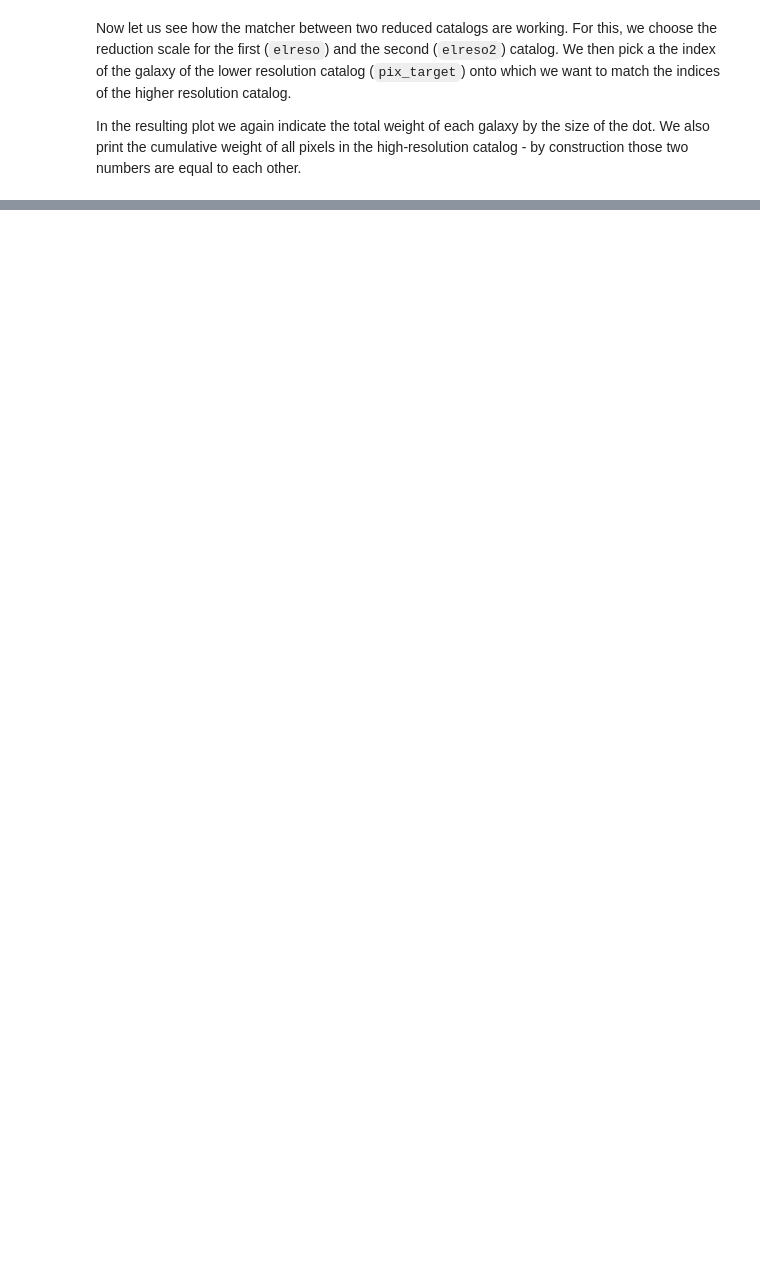
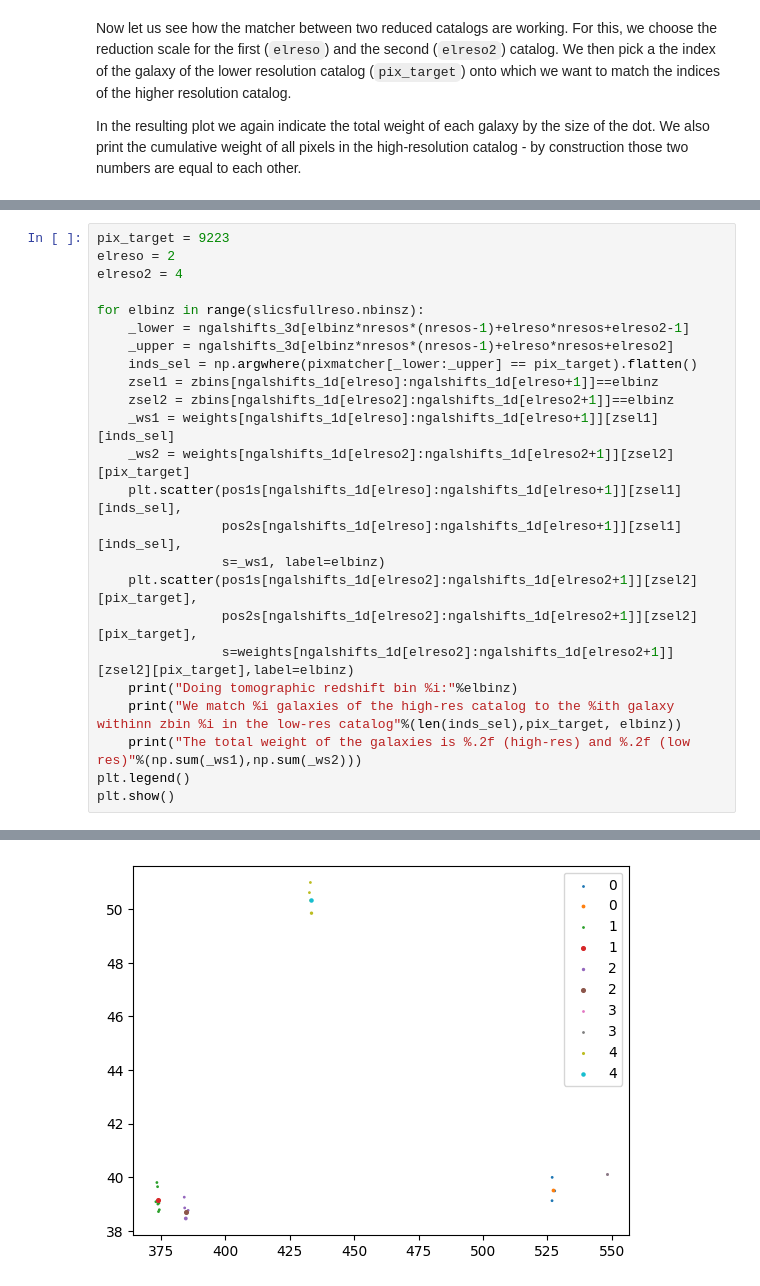
Before and after one commit to lporth93/orpheus, a Jupyter notebook: Tutorials_private/Tutorial_genmatched_multiresocats.ipynb, the cells around one changed output, grey strips where cells are left out. Drawn from its saved outputs; the diff is of its cells as text; blank space fills up the shorter version.

```diff
--- a/Tutorials_private/Tutorial_genmatched_multiresocats.ipynb
+++ b/Tutorials_private/Tutorial_genmatched_multiresocats.ipynb
@@ -115,0 +196,25 @@ This is basically the same function as before, but we plot a list of pixels, whe
+# %%
+pix_target = 9223
+elreso = 2
+elreso2 = 4
+
+for elbinz in range(slicsfullreso.nbinsz):
+    _lower = ngalshifts_3d[elbinz*nresos*(nresos-1)+elreso*nresos+elreso2-1]
+    _upper = ngalshifts_3d[elbinz*nresos*(nresos-1)+elreso*nresos+elreso2]
+    inds_sel = np.argwhere(pixmatcher[_lower:_upper] == pix_target).flatten()
+    zsel1 = zbins[ngalshifts_1d[elreso]:ngalshifts_1d[elreso+1]]==elbinz
+    zsel2 = zbins[ngalshifts_1d[elreso2]:ngalshifts_1d[elreso2+1]]==elbinz
+    _ws1 = weights[ngalshifts_1d[elreso]:ngalshifts_1d[elreso+1]][zsel1][inds_sel]
+    _ws2 = weights[ngalshifts_1d[elreso2]:ngalshifts_1d[elreso2+1]][zsel2][pix_target]
+    plt.scatter(pos1s[ngalshifts_1d[elreso]:ngalshifts_1d[elreso+1]][zsel1][inds_sel],
+                pos2s[ngalshifts_1d[elreso]:ngalshifts_1d[elreso+1]][zsel1][inds_sel],
+                s=_ws1, label=elbinz)
+    plt.scatter(pos1s[ngalshifts_1d[elreso2]:ngalshifts_1d[elreso2+1]][zsel2][pix_target],
+                pos2s[ngalshifts_1d[elreso2]:ngalshifts_1d[elreso2+1]][zsel2][pix_target],
+                s=weights[ngalshifts_1d[elreso2]:ngalshifts_1d[elreso2+1]][zsel2][pix_target],label=elbinz)
+    print("Doing tomographic redshift bin %i:"%elbinz)
+    print("We match %i galaxies of the high-res catalog to the %ith galaxy withinn zbin %i in the low-res catalog"%(len(inds_sel),pix_target, elbinz))
+    print("The total weight of the galaxies is %.2f (high-res) and %.2f (low res)"%(np.sum(_ws1),np.sum(_ws2)))
+plt.legend()
+plt.show()
+# %% [output]
@@ -115,0 +236 @@ This is basically the same function as before, but we plot a list of pixels, whe
+[figure, added]
```
Also changed, not shown: parts of 84 cells of this notebook, 8 other files.
